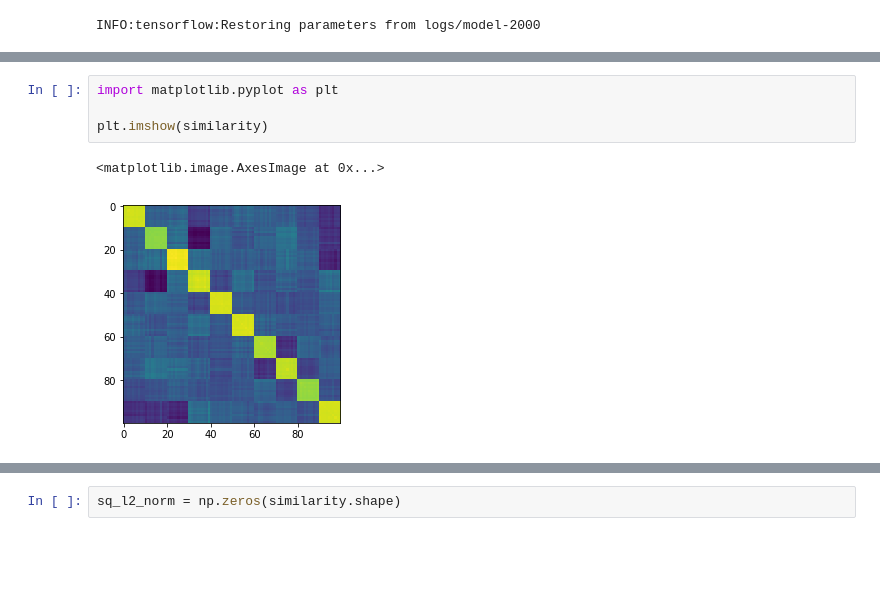
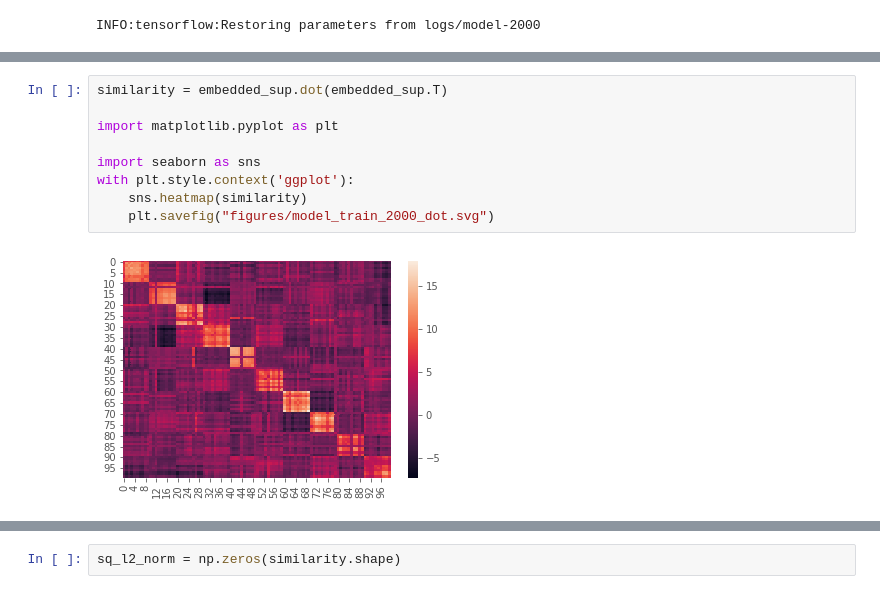
Before and after one commit to frankzl/learning_by_kernelized_association, a Jupyter notebook: 01-Building-Model.ipynb, the cells around one changed output, grey strips where cells are left out. Drawn from its saved outputs; the diff is of its cells as text; blank space fills up the shorter version.

```diff
--- a/01-Building-Model.ipynb
+++ b/01-Building-Model.ipynb
@@ -253,7 +200,11 @@ array([[ 0.02662009,  0.22671415, -0.01424563, ..., -0.44485748,
-# %%
-import matplotlib.pyplot as plt
-
-plt.imshow(similarity)
-# %% [output]
-<matplotlib.image.AxesImage at 0x...>
-[figure, removed]
+# %%
+similarity = embedded_sup.dot(embedded_sup.T)
+
+import matplotlib.pyplot as plt
+
+import seaborn as sns
+with plt.style.context('ggplot'):
+    sns.heatmap(similarity)
+    plt.savefig("figures/model_train_2000_dot.svg")
+# %% [output]
+[figure, added]
```
Also changed, not shown: parts of 12 cells of this notebook, 29 other files.
